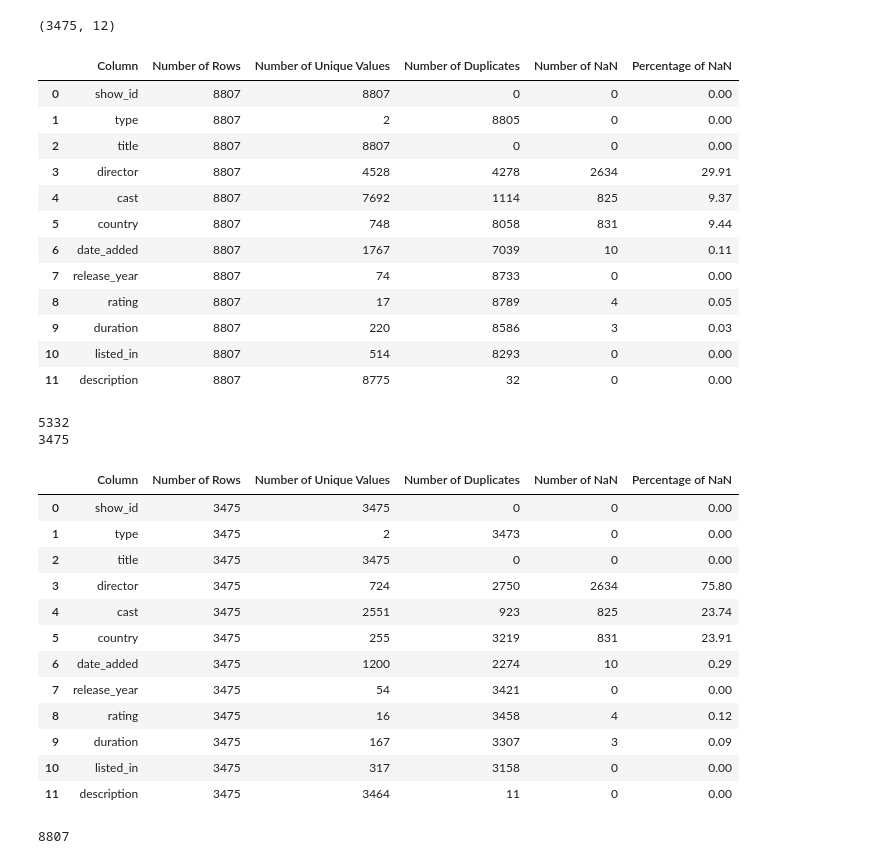
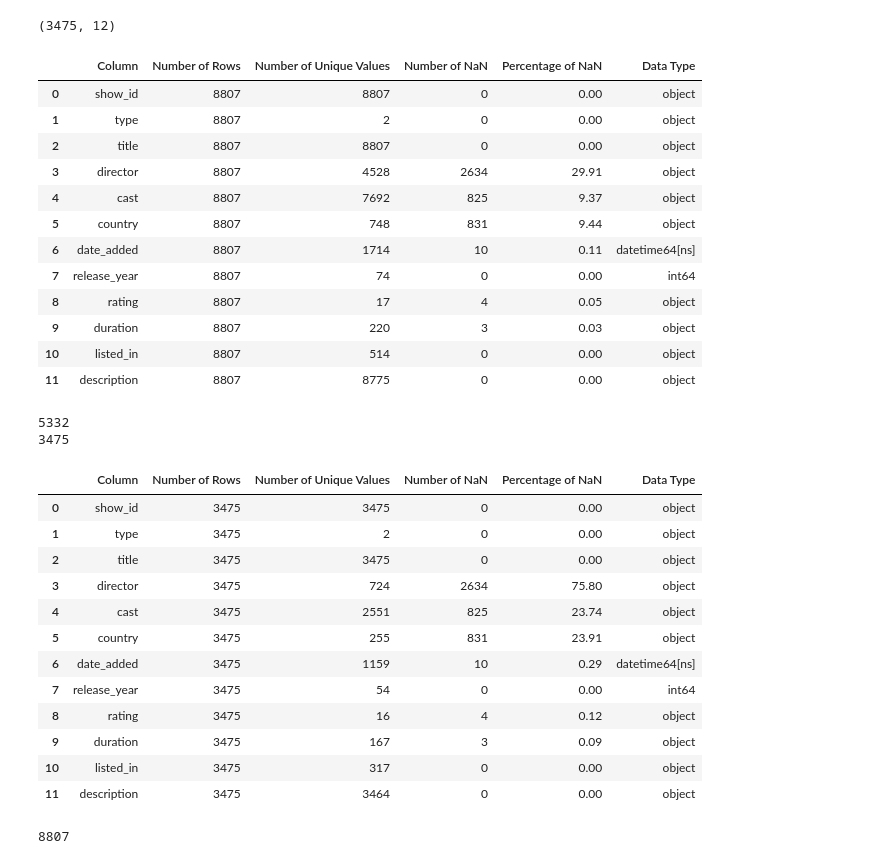
Before and after one commit to DSabarish/netflix_data_analysis, a Jupyter notebook: Untitled77.ipynb, the cells around one changed output. Saved outputs shown, nothing was run; the diff lists cells and outputs as text; code cells hidden in the pictures.

```diff
--- a/Untitled77.ipynb
+++ b/Untitled77.ipynb
@@ -34,3 +34,8 @@ Data columns (total 12 columns):
  11  description   8807 non-null   object
 dtypes: int64(1), object(11)
 memory usage: 825.8+ KB
+# %%
+df["date_added"] = df["date_added"].str.strip()
+df["date_added"] = pd.to_datetime(df["date_added"]).dt.date
+df["date_added"] = pd.to_datetime(df["date_added"])
+df["date_added"].head(3)
@@ -71,50 +81,52 @@ def data_quality_statistics(df):
     for col in df.columns:
         # Number of unique values
         num_unique = df[col].nunique()
 
         # Number of duplicates
         num_duplicates = df.duplicated(subset=[col]).sum()
 
         # Number of NaN values
         num_nan = df[col].isnull().sum()
 
         # Percentage of NaN values
         pct_nan = (num_nan / num_rows) * 100 if num_rows > 0 else 0
 
-        # Additional statistics as needed
-        # For example, you can calculate mean, median, min, max, etc.
+        # Data type of the column
+        data_type = df[col].dtype
 
         # Append statistics to the list
         stats.append({
             'Column': col,
             'Number of Rows': num_rows,
             'Number of Unique Values': num_unique,
-            'Number of Duplicates': num_duplicates,
+            # 'Number of Duplicates': num_duplicates,
             'Number of NaN': num_nan,
-            'Percentage of NaN': round(pct_nan,2),
+            'Percentage of NaN': round(pct_nan, 2),
+            'Data Type': data_type,
             # Add more statistics here if needed
         })
 
     # Convert list of dictionaries to DataFrame
     stats_df = pd.DataFrame(stats)
 
     return stats_df
 
+# Example usage:
 data_quality_statistics(df)
 # %% [output]
-|  | Column | Number of Rows | Number of Unique Values | Number of Duplicates | Number of NaN | Percentage of NaN |
-| 0 | show_id | 8807 | 8807 | 0 | 0 | 0.00 |
-| 1 | type | 8807 | 2 | 8805 | 0 | 0.00 |
-| 2 | title | 8807 | 8807 | 0 | 0 | 0.00 |
-| 3 | director | 8807 | 4528 | 4278 | 2634 | 29.91 |
-| 4 | cast | 8807 | 7692 | 1114 | 825 | 9.37 |
-| 5 | country | 8807 | 748 | 8058 | 831 | 9.44 |
-| 6 | date_added | 8807 | 1767 | 7039 | 10 | 0.11 |
-| 7 | release_year | 8807 | 74 | 8733 | 0 | 0.00 |
-| 8 | rating | 8807 | 17 | 8789 | 4 | 0.05 |
-| 9 | duration | 8807 | 220 | 8586 | 3 | 0.03 |
-| 10 | listed_in | 8807 | 514 | 8293 | 0 | 0.00 |
-| 11 | description | 8807 | 8775 | 32 | 0 | 0.00 |
+|  | Column | Number of Rows | Number of Unique Values | Number of NaN | Percentage of NaN | Data Type |
+| 0 | show_id | 8807 | 8807 | 0 | 0.00 | object |
+| 1 | type | 8807 | 2 | 0 | 0.00 | object |
+| 2 | title | 8807 | 8807 | 0 | 0.00 | object |
+| 3 | director | 8807 | 4528 | 2634 | 29.91 | object |
+| 4 | cast | 8807 | 7692 | 825 | 9.37 | object |
+| 5 | country | 8807 | 748 | 831 | 9.44 | object |
+| 6 | date_added | 8807 | 1714 | 10 | 0.11 | datetime64[ns] |
+| 7 | release_year | 8807 | 74 | 0 | 0.00 | int64 |
+| 8 | rating | 8807 | 17 | 4 | 0.05 | object |
+| 9 | duration | 8807 | 220 | 3 | 0.03 | object |
+| 10 | listed_in | 8807 | 514 | 0 | 0.00 | object |
+| 11 | description | 8807 | 8775 | 0 | 0.00 | object |
 # %%
 missing_values = df.isnull()
 tidy = df.loc[~missing_values.any(axis=1)]
@@ -128,19 +140,19 @@ print(miss.shape[0]) # At least 1 NaN in all Rows
 # %%
 data_quality_statistics(miss)
 # %% [output]
-|  | Column | Number of Rows | Number of Unique Values | Number of Duplicates | Number of NaN | Percentage of NaN |
-| 0 | show_id | 3475 | 3475 | 0 | 0 | 0.00 |
-| 1 | type | 3475 | 2 | 3473 | 0 | 0.00 |
-| 2 | title | 3475 | 3475 | 0 | 0 | 0.00 |
-| 3 | director | 3475 | 724 | 2750 | 2634 | 75.80 |
-| 4 | cast | 3475 | 2551 | 923 | 825 | 23.74 |
-| 5 | country | 3475 | 255 | 3219 | 831 | 23.91 |
-| 6 | date_added | 3475 | 1200 | 2274 | 10 | 0.29 |
-| 7 | release_year | 3475 | 54 | 3421 | 0 | 0.00 |
-| 8 | rating | 3475 | 16 | 3458 | 4 | 0.12 |
-| 9 | duration | 3475 | 167 | 3307 | 3 | 0.09 |
-| 10 | listed_in | 3475 | 317 | 3158 | 0 | 0.00 |
-| 11 | description | 3475 | 3464 | 11 | 0 | 0.00 |
+|  | Column | Number of Rows | Number of Unique Values | Number of NaN | Percentage of NaN | Data Type |
+| 0 | show_id | 3475 | 3475 | 0 | 0.00 | object |
+| 1 | type | 3475 | 2 | 0 | 0.00 | object |
+| 2 | title | 3475 | 3475 | 0 | 0.00 | object |
+| 3 | director | 3475 | 724 | 2634 | 75.80 | object |
+| 4 | cast | 3475 | 2551 | 825 | 23.74 | object |
+| 5 | country | 3475 | 255 | 831 | 23.91 | object |
+| 6 | date_added | 3475 | 1159 | 10 | 0.29 | datetime64[ns] |
+| 7 | release_year | 3475 | 54 | 0 | 0.00 | int64 |
+| 8 | rating | 3475 | 16 | 4 | 0.12 | object |
+| 9 | duration | 3475 | 167 | 3 | 0.09 | object |
+| 10 | listed_in | 3475 | 317 | 0 | 0.00 | object |
+| 11 | description | 3475 | 3464 | 0 | 0.00 | object |
 # %%
 df.show_id.nunique()
 # %% [output]
```
Also changed, not shown: parts of 1 cell of this notebook.
